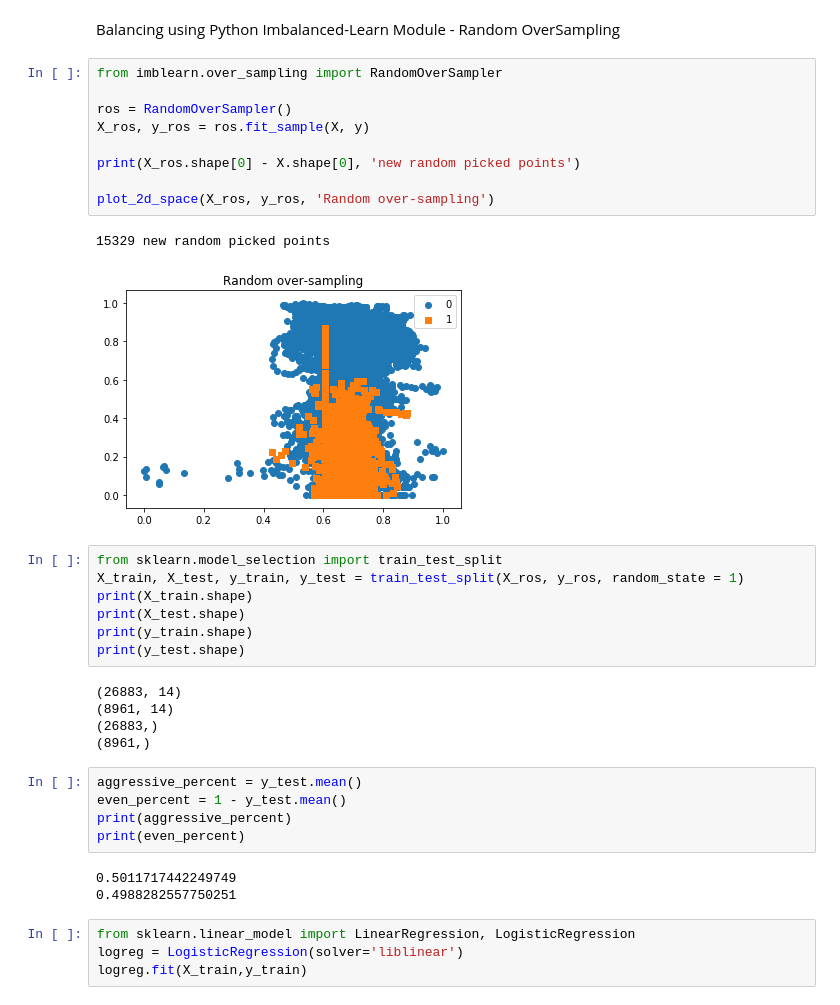
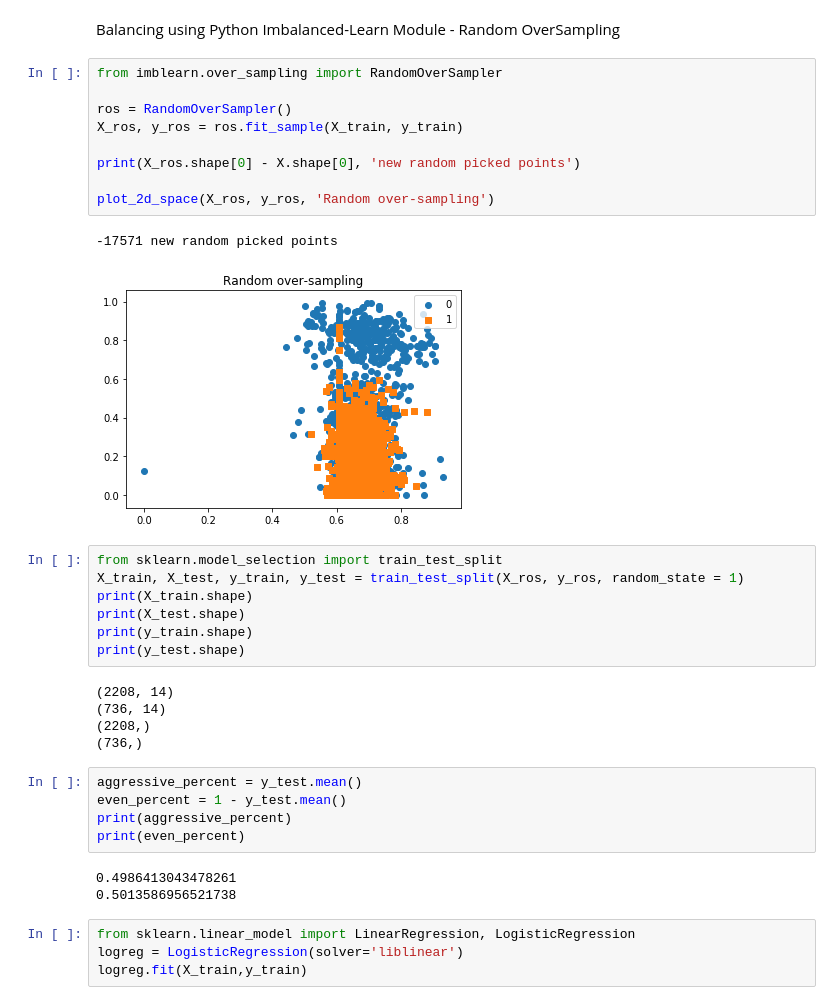
Before and after one commit to LiamgMachineLearning/MachineLearning, a Jupyter notebook: MLA1_Olivia_2_all_files_Balancing_MinMaxFeatures-CorsaPeugeot.ipynb, the cells around one changed output. Drawn from its saved outputs; the diff is of its cells as text.

```diff
--- a/MLA1_Olivia_2_all_files_Balancing_MinMaxFeatures-CorsaPeugeot.ipynb
+++ b/MLA1_Olivia_2_all_files_Balancing_MinMaxFeatures-CorsaPeugeot.ipynb
@@ -663,15 +668,15 @@ Balancing using Python Imbalanced-Learn Module - Random OverSampling
 # %%
 from imblearn.over_sampling import RandomOverSampler
 
 ros = RandomOverSampler()
-X_ros, y_ros = ros.fit_sample(X, y)
+X_ros, y_ros = ros.fit_sample(X_train, y_train)
 
 print(X_ros.shape[0] - X.shape[0], 'new random picked points')
 
 plot_2d_space(X_ros, y_ros, 'Random over-sampling')
 # %% [output]
-15329 new random picked points
+-17571 new random picked points
-[figure, old version]
+[figure, new version]
 # %%
 from sklearn.model_selection import train_test_split
 X_train, X_test, y_train, y_test = train_test_split(X_ros, y_ros, random_state = 1)
@@ -680,18 +685,18 @@ print(X_test.shape)
 print(y_train.shape)
 print(y_test.shape)
 # %% [output]
-(26883, 14)
-(8961, 14)
-(26883,)
-(8961,)
+(2208, 14)
+(736, 14)
+(2208,)
+(736,)
 # %%
 aggressive_percent = y_test.mean()
 even_percent = 1 - y_test.mean()
 print(aggressive_percent)
 print(even_percent)
 # %% [output]
-0.5011717442249749
-0.4988282557750251
+0.4986413043478261
+0.5013586956521738
 # %%
 from sklearn.linear_model import LinearRegression, LogisticRegression
 logreg = LogisticRegression(solver='liblinear')
```
Also changed, not shown: parts of 22 cells of this notebook.
